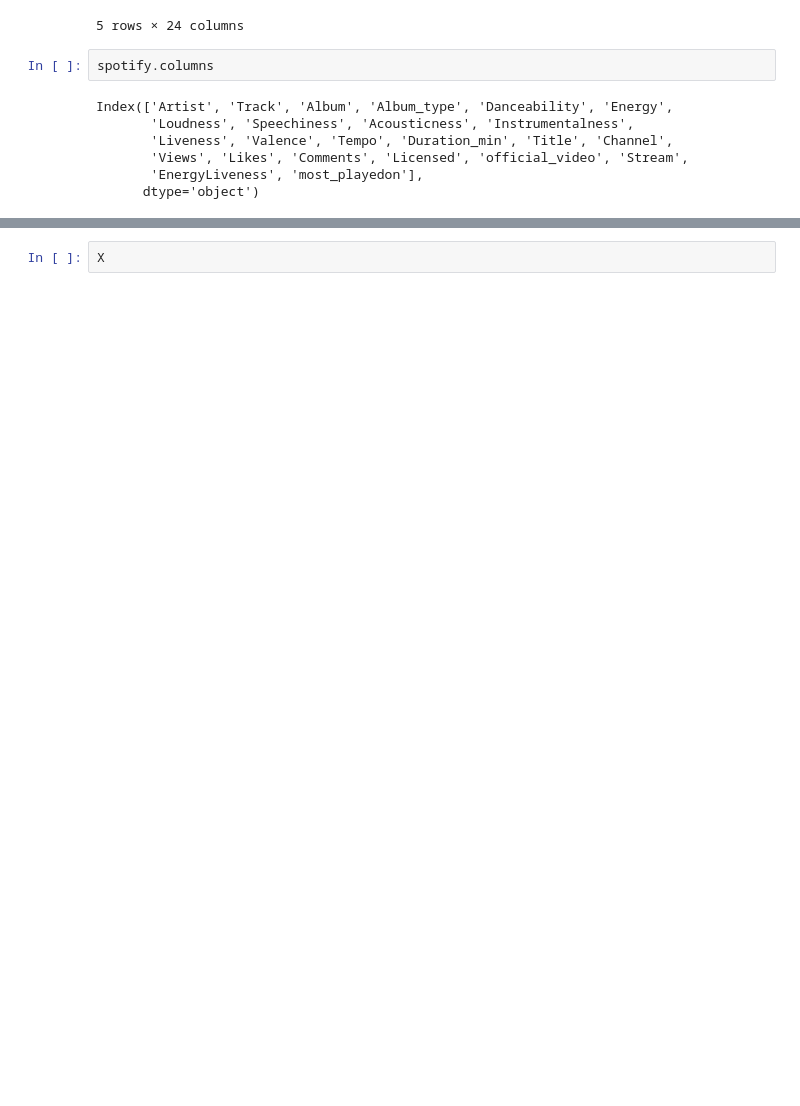
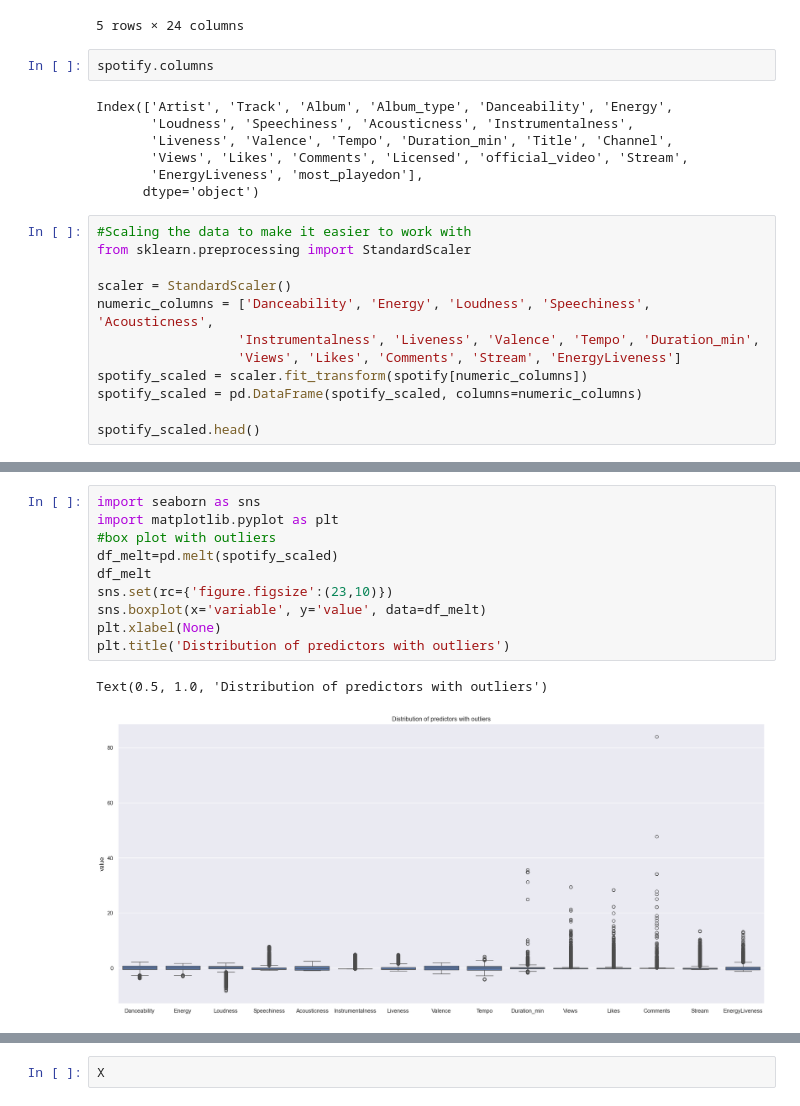
Before and after one commit to jbouniol/ml-project-spotify, a Jupyter notebook: Notebook/Model_Jo.ipynb, the cells around one changed output, grey strips where cells are left out. Drawn from its saved outputs; the diff is of its cells as text; blank space fills up the shorter version.

```diff
--- a/Notebook/Model_Jo.ipynb
+++ b/Notebook/Model_Jo.ipynb
@@ -33,3 +33,15 @@ Index(['Artist', 'Track', 'Album', 'Album_type', 'Danceability', 'Energy',
        'Views', 'Likes', 'Comments', 'Licensed', 'official_video', 'Stream',
        'EnergyLiveness', 'most_playedon'],
       dtype='object')
+# %%
+#Scaling the data to make it easier to work with
+from sklearn.preprocessing import StandardScaler
+
+scaler = StandardScaler()
+numeric_columns = ['Danceability', 'Energy', 'Loudness', 'Speechiness', 'Acousticness',
+				  'Instrumentalness', 'Liveness', 'Valence', 'Tempo', 'Duration_min',
+				  'Views', 'Likes', 'Comments', 'Stream', 'EnergyLiveness']
+spotify_scaled = scaler.fit_transform(spotify[numeric_columns])
+spotify_scaled = pd.DataFrame(spotify_scaled, columns=numeric_columns)
+
+spotify_scaled.head()
@@ -35,0 +55,13 @@ Index(['Artist', 'Track', 'Album', 'Album_type', 'Danceability', 'Energy',
+# %%
+import seaborn as sns
+import matplotlib.pyplot as plt
+#box plot with outliers
+df_melt=pd.melt(spotify_scaled)
+df_melt
+sns.set(rc={'figure.figsize':(23,10)})
+sns.boxplot(x='variable', y='value', data=df_melt)
+plt.xlabel(None)
+plt.title('Distribution of predictors with outliers')
+# %% [output]
+Text(0.5, 1.0, 'Distribution of predictors with outliers')
+[figure, added]
```
Also changed, not shown: parts of 8 cells of this notebook.
